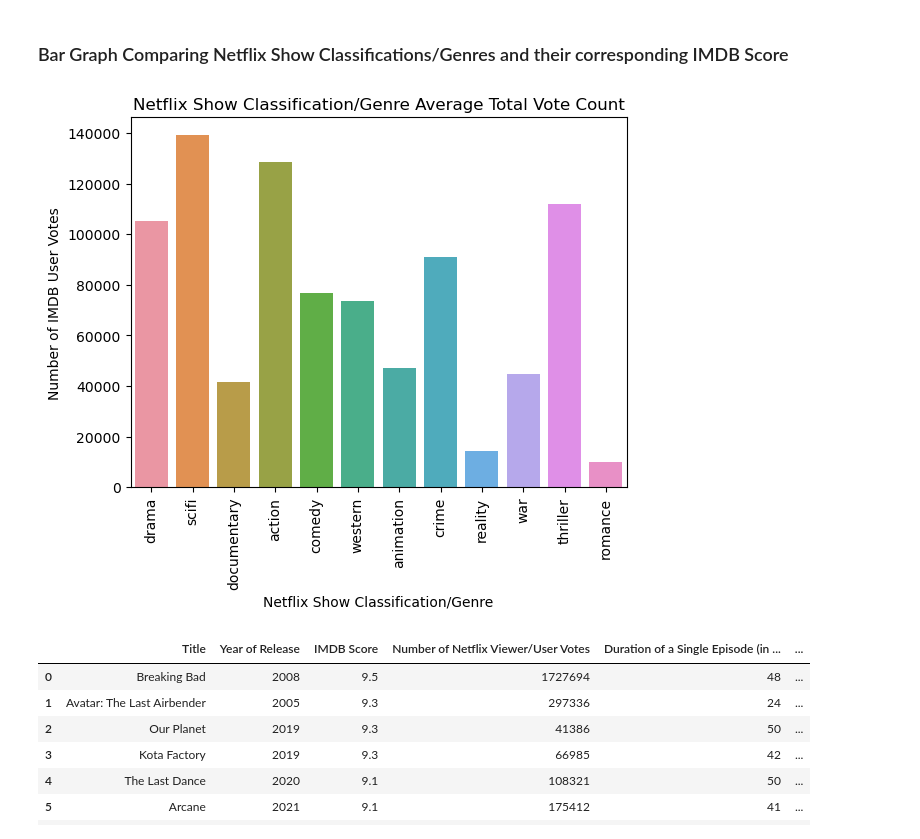
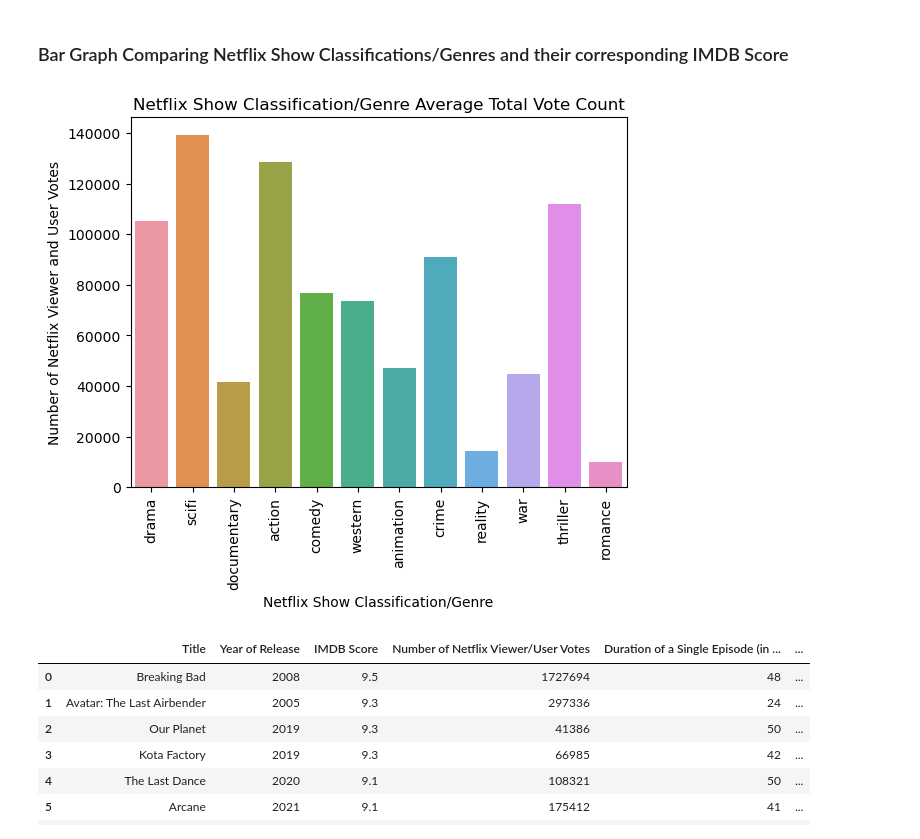
Before and after one commit to doka1331/Project-3-SQLite-Visualization, a Jupyter notebook: show_demo_info_script.ipynb, the cells around one changed output. Saved outputs shown, nothing was run; the diff lists cells and outputs as text; code cells hidden in the pictures.

Commit message:
Finalized, completed interactive visual and analysis

```diff
--- a/show_demo_info_script.ipynb
+++ b/show_demo_info_script.ipynb
@@ -92,14 +92,14 @@ pandas_netflix_df
 # %%
 #Using Seasborn, create the barplot
 sns.barplot(x='Classification/Genre', y='Number of Netflix Viewer/User Votes', data=pandas_netflix_df, errorbar=None)
 # Add labels and title
 plt.xticks(rotation=90)
 plt.xlabel('Netflix Show Classification/Genre')
-plt.ylabel('Number of IMDB User Votes')
+plt.ylabel('Number of Netflix Viewer and User Votes')
 plt.title('Netflix Show Classification/Genre Average Total Vote Count')
 plt.show()
 # %% [output]
-[figure, old version]
+[figure, new version]
 # %%
 #Top ten Titles in Data set
 pandas_netflix_df.head(10)
```
